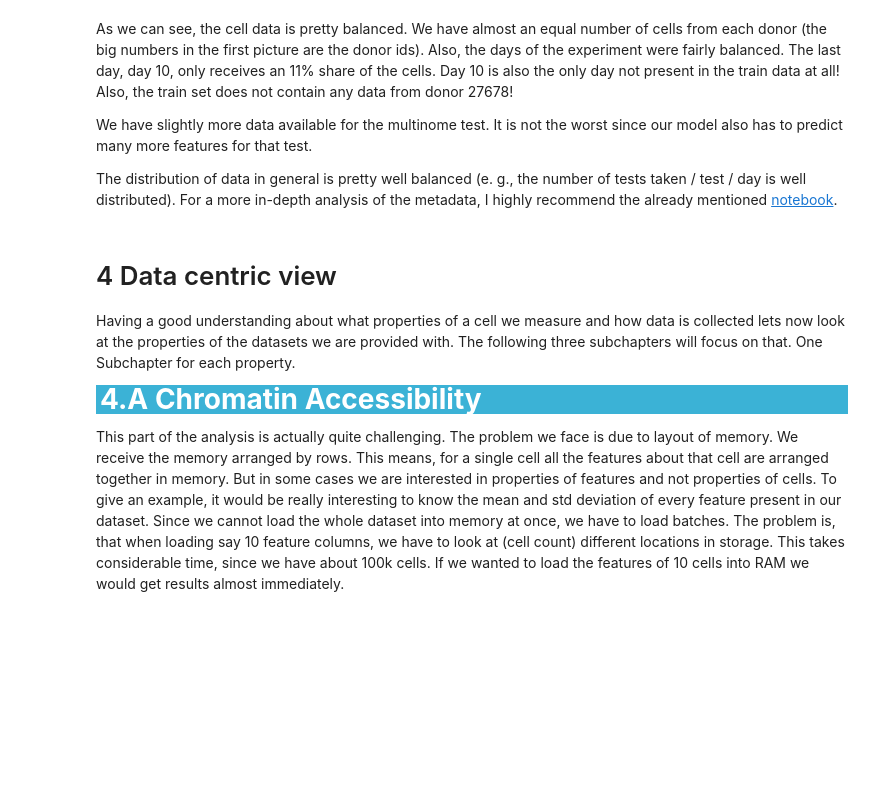
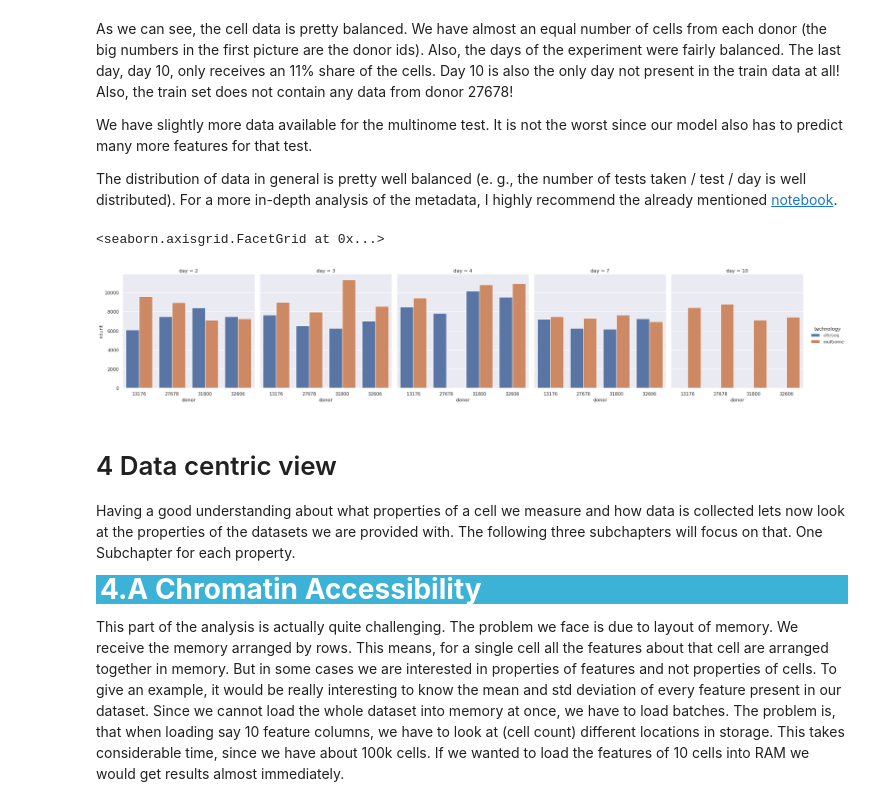
Before and after one commit to henzelennard/multimodal-single-cell-integration, a Jupyter notebook: eda.ipynb, the cells around one changed output. Cells and saved outputs as stored; diff of their text form; code cells hidden in the pictures; blank space fills up the shorter version.

```diff
--- a/eda.ipynb
+++ b/eda.ipynb
@@ -215,12 +279,15 @@ We have slightly more data available for the multinome test. It is not the worst
 The distribution of data in general is pretty well balanced (e. g., the number of tests taken / test / day is well distributed). For a more in-depth analysis of the metadata, I highly recommend the already mentioned [notebook](https://www.kaggle.com/code/jirkaborovec/mmscel-inst-eda-stat-predictions).
 # %%
 sns.catplot(
-    data=df,
+    data=df_meta,
     x="donor",
     hue="technology",
     col="day",
     kind="count",
 )
+# %% [output]
+<seaborn.axisgrid.FacetGrid at 0x...>
+[figure, added]
 # %% [markdown]
 # 4 Data centric view <a id="4"></a>
 
```
Also changed, not shown: parts of 12 cells of this notebook, 1 other file.
